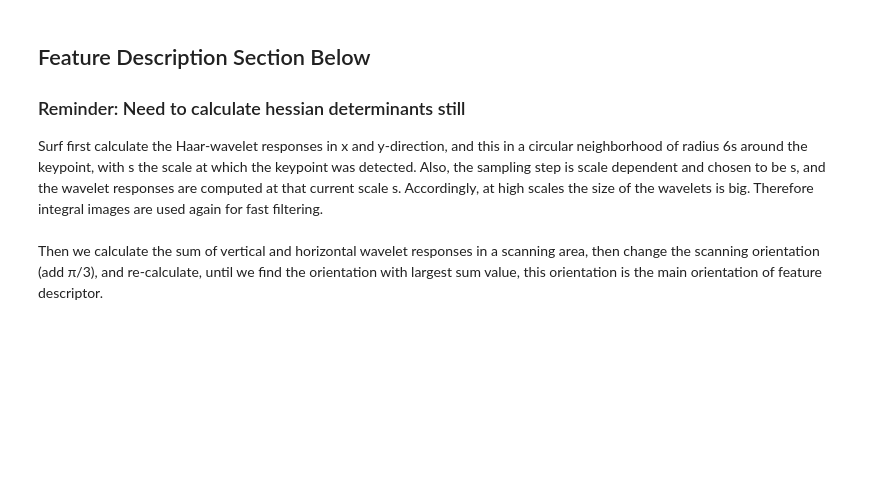
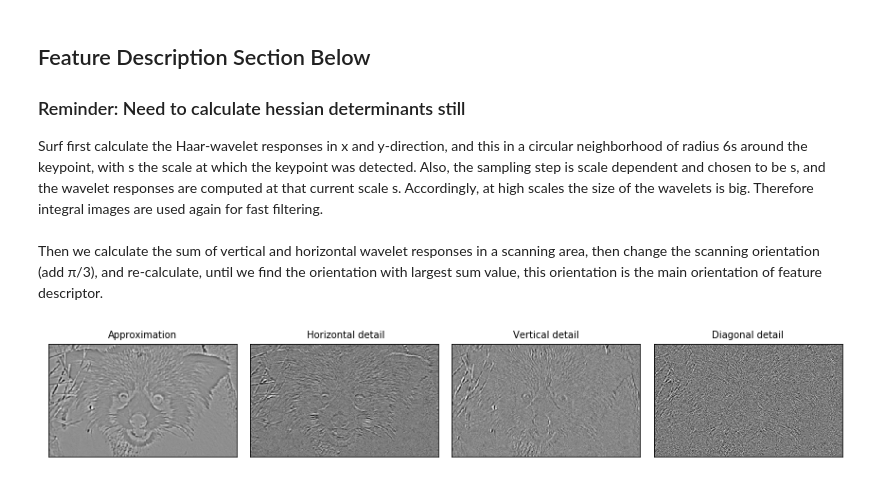
Before and after one commit to 77jennifer77/SURF, a Jupyter notebook: SURF.ipynb, the cells around one changed output. Saved outputs shown, nothing was run; the diff lists cells and outputs as text; code cells hidden in the pictures; blank space fills up the shorter version.

Commit message:
Haar Wavelet in x & y

```diff
--- a/SURF.ipynb
+++ b/SURF.ipynb
@@ -98,3 +97,29 @@ Then we calculate the sum of vertical and horizontal wavelet responses in a scan
+# %%
+# dst looks to be the more promising image so let's take that
+# print(dst.shape)
+
+# # N = n*n
+# N = dst.shape[0]*dst.shape[1]
+# print(N)
+# f = cv2.resize()
+
+
+trans = pywt.dwt2(dst, 'haar')
+LL, (LH, HL, HH) = trans
+titles = ['Approximation', ' Horizontal detail',
+          'Vertical detail', 'Diagonal detail']
+fig = plt.figure(figsize=(12, 3))
+for i, a in enumerate([LL, LH, HL, HH]):
+    ax = fig.add_subplot(1, 4, i + 1)
+    ax.imshow(a, interpolation="nearest", cmap=plt.cm.gray)
+    ax.set_title(titles[i], fontsize=10)
+    ax.set_xticks([])
+    ax.set_yticks([])
+
+fig.tight_layout()
+plt.show()
+# %% [output]
+[figure, added]
 # %%
 # old version
 
```
Also changed, not shown: parts of 3 cells of this notebook.
